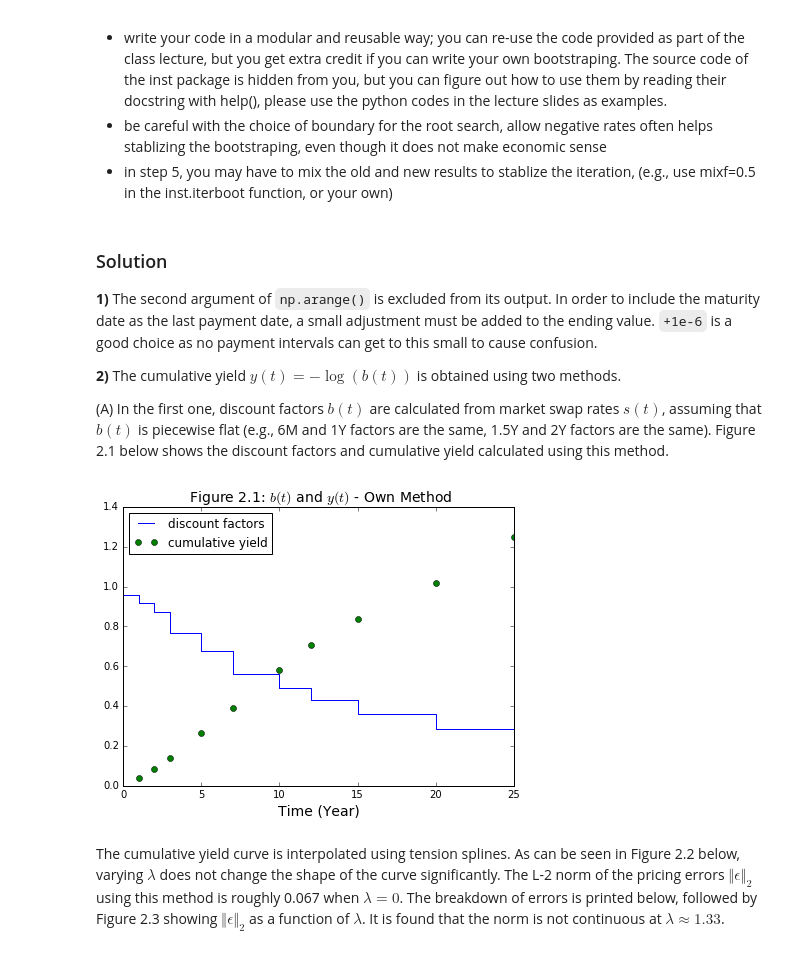
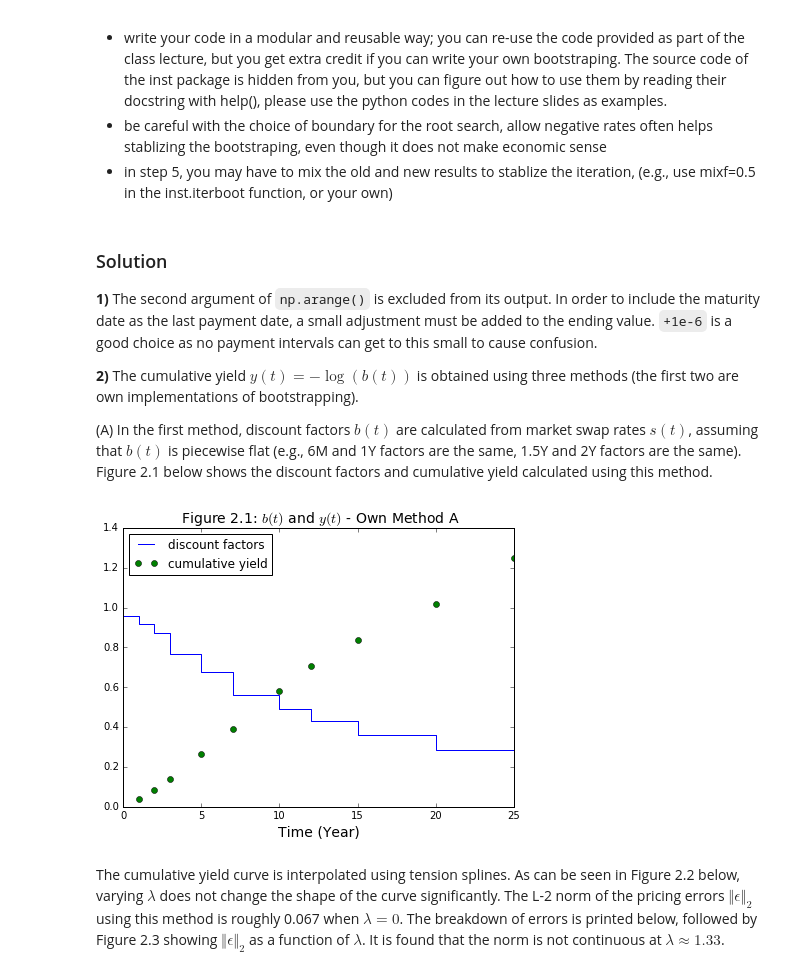
Before and after one commit to jamie-hong/scripts, a Jupyter notebook: Homework4.ipynb, the cells around one changed output. Cells and saved outputs as stored; diff of their text form; code cells hidden in the pictures.

````diff
--- a/Homework4.ipynb
+++ b/Homework4.ipynb
@@ -20,7 +23,7 @@ Do your own reading and research on <a href=http://en.wikipedia.org/wiki/Tridiag
 ### Solution
 # %%
 def thomas(M,y):
-    '''Thomas algorithm to solve tridiagonal matrix'''
+    '''Thomas algorithm to solve for tridiagonal linear system Mx=y'''
     length = len(M)
     b = np.diag(M)
     a = np.diag(M[1:,:-1])
@@ -188,34 +191,34 @@ Hint:
 
 **1)** The second argument of ```np.arange()``` is excluded from its output. In order to include the maturity date as the last payment date, a small adjustment must be added to the ending value. ```+1e-6``` is a good choice as no payment intervals can get to this small to cause confusion.
 
-**2)** The cumulative yield $y(t) = -\log(b(t))$ is obtained using two methods.
+**2)** The cumulative yield $y(t) = -\log(b(t))$ is obtained using three methods (the first two are own implementations of bootstrapping).
 
-(A) In the first one, discount factors $b(t)$ are calculated from market swap rates $s(t)$, assuming that $b(t)$ is piecewise flat (e.g., 6M and 1Y factors are the same, 1.5Y and 2Y factors are the same). Figure 2.1 below shows the discount factors and cumulative yield calculated using this method.
+(A) In the first method, discount factors $b(t)$ are calculated from market swap rates $s(t)$, assuming that $b(t)$ is piecewise flat (e.g., 6M and 1Y factors are the same, 1.5Y and 2Y factors are the same). Figure 2.1 below shows the discount factors and cumulative yield calculated using this method.
 # %%
 def swap2df(s,terms):
     '''Swap rates to piecewise flat discount factors'''
     d = np.zeros(len(terms))
     interval = np.diff(np.insert(terms,0,0))
     d[0] = 1./(s[0]+1)*interval[0]
     for i in range(1,len(terms),1):
         d[i] = (1-s[i]*sum(d*interval))/(1+interval[i]*s[i])
     return d
 
 d=swap2df(par,terms)
 m=dict(zip(terms,d))
 m.update(dict(zip(terms[:-1] + 1e-6, d[1:])))
 m[0] = d[0]
 k, v = zip(*sorted(m.items()))
 cy = -np.log(d)
 plt.figure(figsize=[7,5])
 plt.plot(k, v,'-')
 plt.plot(terms,cy,'o')
 plt.legend(['discount factors'] + ['cumulative yield'], loc='best')
 plt.xlabel('Time (Year)', fontsize=14)
-plt.title(' Figure 2.1: $b(t)$ and $y(t)$ - Own Method', fontsize=14)
+plt.title(' Figure 2.1: $b(t)$ and $y(t)$ - Own Method A', fontsize=14)
 plt.show()
 # %% [output]
-[figure, old version]
+[figure, new version]
 # %% [markdown]
 The cumulative yield curve is interpolated using tension splines. As can be seen in Figure 2.2 below, varying $\lambda$ does not change the shape of the curve significantly. The L-2 norm of the pricing errors $\Vert \epsilon \Vert _2$ using this method is roughly 0.067 when $\lambda = 0$. The breakdown of errors is printed below, followed by Figure 2.3 showing $\Vert \epsilon \Vert _2$ as a function of $\lambda$. It is found that the norm is not continuous at $\lambda \approx 1.33$.
 # %%
````
Also changed, not shown: parts of 11 cells of this notebook.
